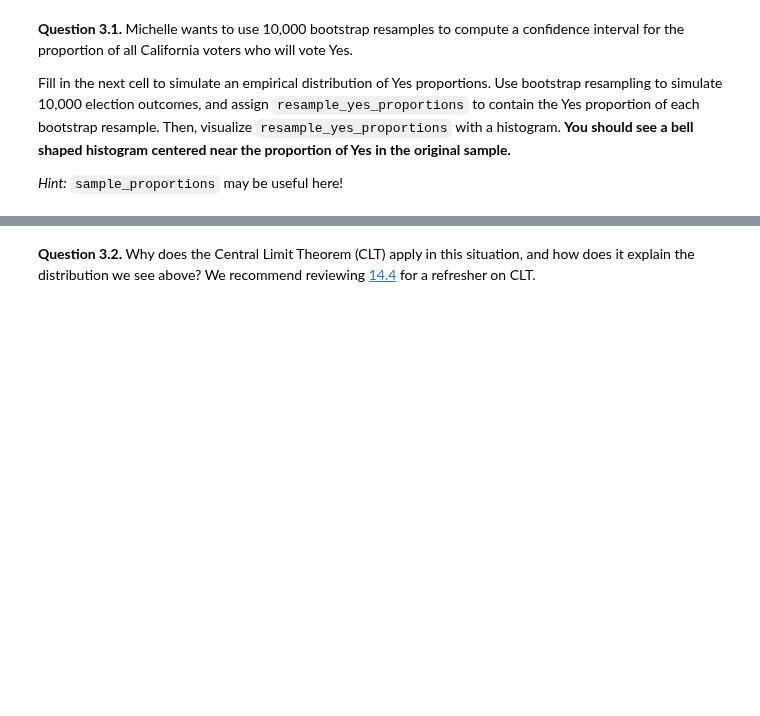
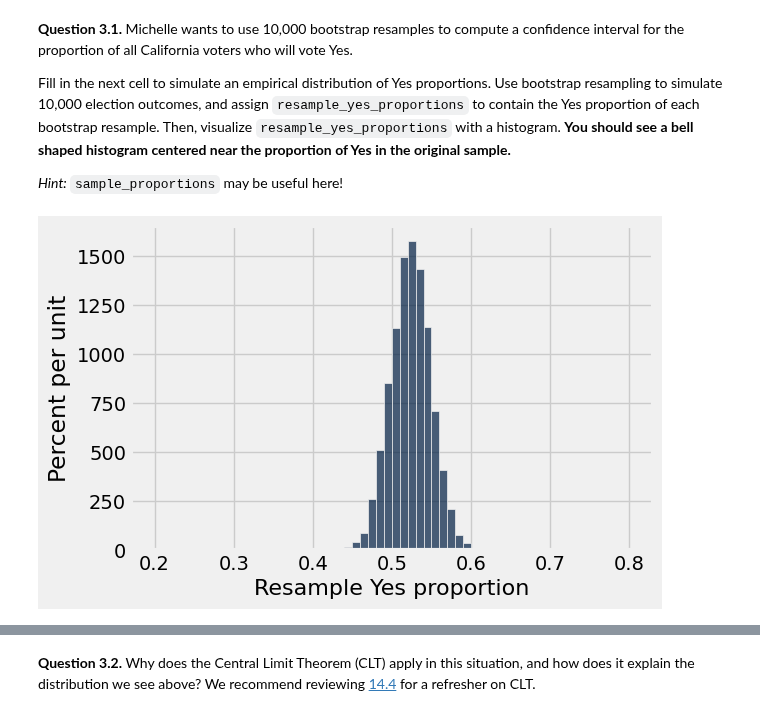
Before and after one commit to trentonbates/fall-24-data1350, a Jupyter notebook: Homework/hw09/hw09.ipynb, the cells around one changed output, grey strips where cells are left out. Saved outputs shown, nothing was run; the diff lists cells and outputs as text; code cells hidden in the pictures; blank space fills up the shorter version.

```diff
--- a/Homework/hw09/hw09.ipynb
+++ b/Homework/hw09/hw09.ipynb
@@ -171,9 +193,15 @@ Fill in the next cell to simulate an empirical distribution of Yes proportions.
 *Hint:* `sample_proportions` may be useful here!
 # %%
 resample_yes_proportions = make_array()
+sample_size = np.sum(sample_with_proportions.column("Count"))
+model_proportions = sample_with_proportions.column("Proportion")
+
 for i in np.arange(10000):
-    resample = ...
-    resample_yes_proportions = ...
+    resample = sample_proportions(sample_size, model_proportions)
+    resample_yes_proportions = np.append(resample_yes_proportions, resample.take(0))
+
 Table().with_column("Resample Yes proportion", resample_yes_proportions).hist(bins=np.arange(.2, .8, .01))
+# %% [output]
+[figure, added]
 # %%
 grader.check("q3_1")
```
Also changed, not shown: parts of 39 cells of this notebook, 3 other files.
